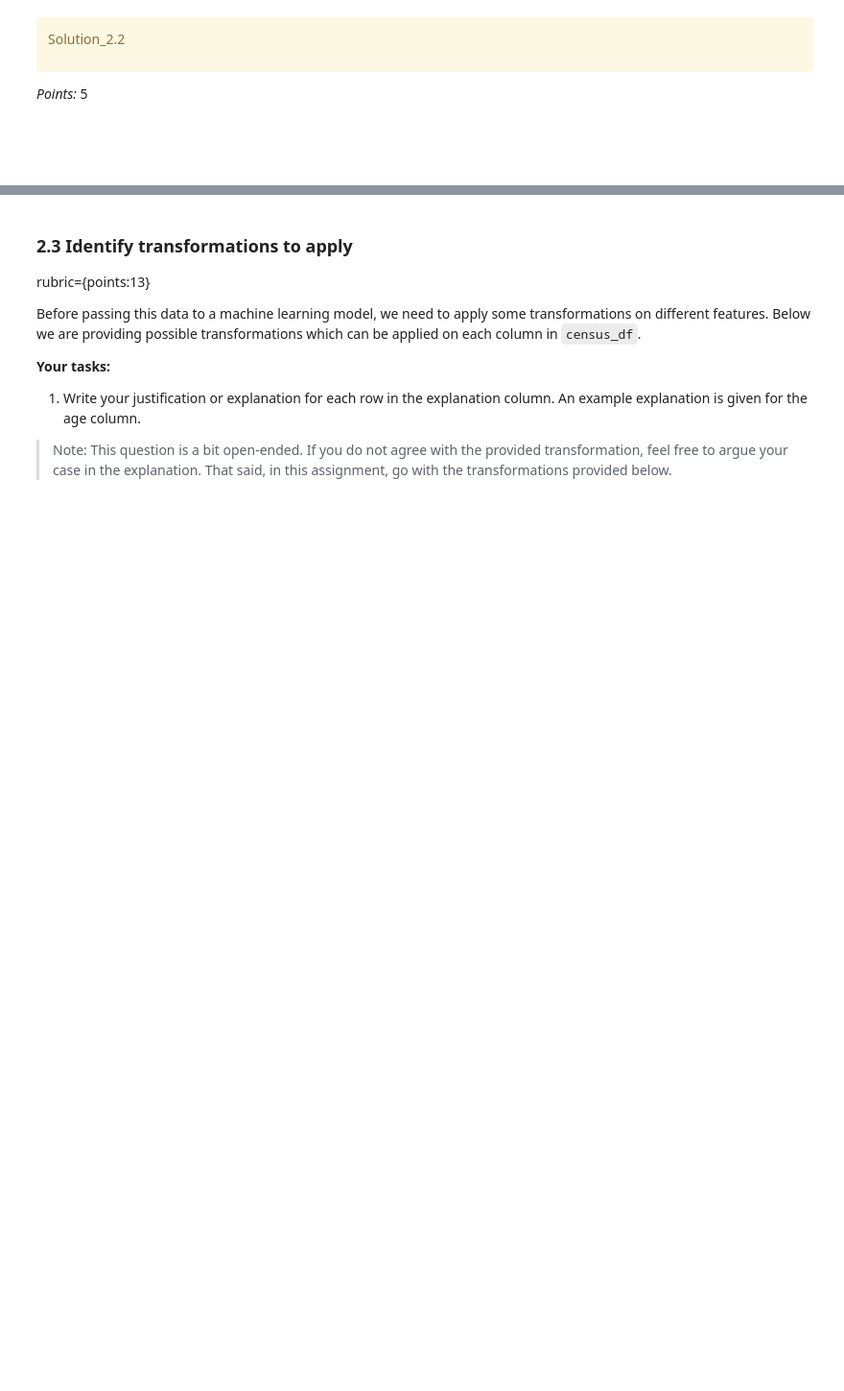
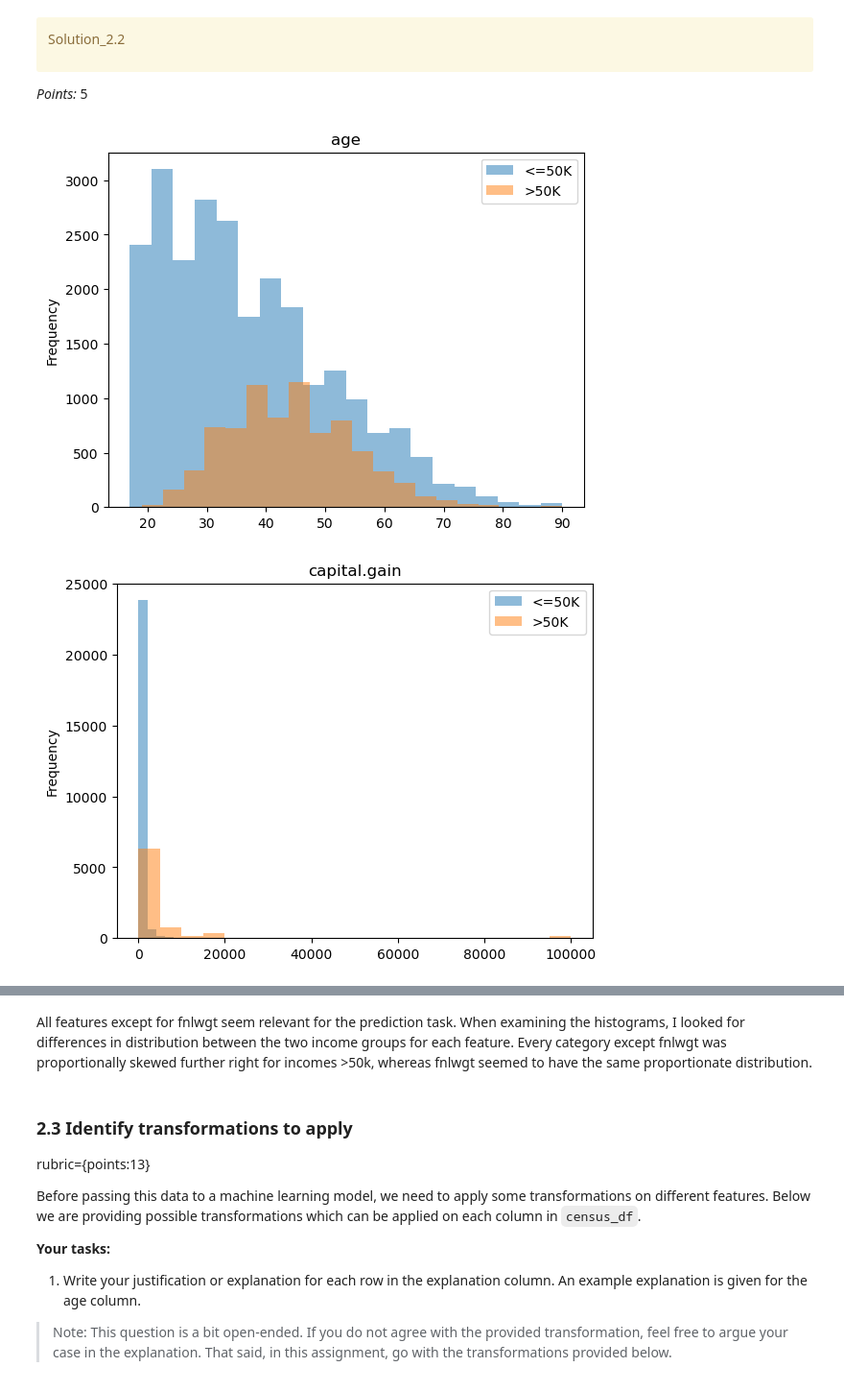
Before and after one commit to UBC-CS/cpsc330-2023s, a Jupyter notebook: hw/hw3/hw3.ipynb, the cells around one changed output, grey strips where cells are left out. Shown: that part at 96% size. Drawn from its saved outputs; the diff is of its cells as text; code cells hidden in the pictures; blank space fills up the shorter version.

```diff
--- a/hw/hw3/hw3.ipynb
+++ b/hw/hw3/hw3.ipynb
@@ -151,3 +189,6 @@ numeric_cols = None
+# %%
+missing_vals_cols = ["workclass", "occupation", "native.country"]
+numeric_cols = ["age", "fnlwgt", "education.num", "capital.gain", "capital.loss", "hours.per.week"]
 # %%
 # Sorting the lists for the autograder
 missing_vals_cols.sort()
@@ -179,4 +220,7 @@ _Points:_ 5
-# %% [markdown]
-<!-- END QUESTION -->
-
-<br><br>
+# %%
+for col in numeric_cols:
+    census_df.groupby("income")[col].plot.hist(bins=20, alpha=0.5, title=col, legend=True)
+    plt.show()
+# %% [output]
+[figure, added]
+[figure, added]
@@ -183,3 +231,5 @@ _Points:_ 5
+# %% [markdown]
+All features except for fnlwgt seem relevant for the prediction task.  When examining the histograms, I looked for differences in distribution between the two income groups for each feature.  Every category except fnlwgt was proportionally skewed further right for incomes >50k, whereas fnlwgt seemed to have the same proportionate distribution.
 # %% [markdown]
 <!-- BEGIN QUESTION -->
 
```
Also changed, not shown: parts of 65 cells of this notebook.
